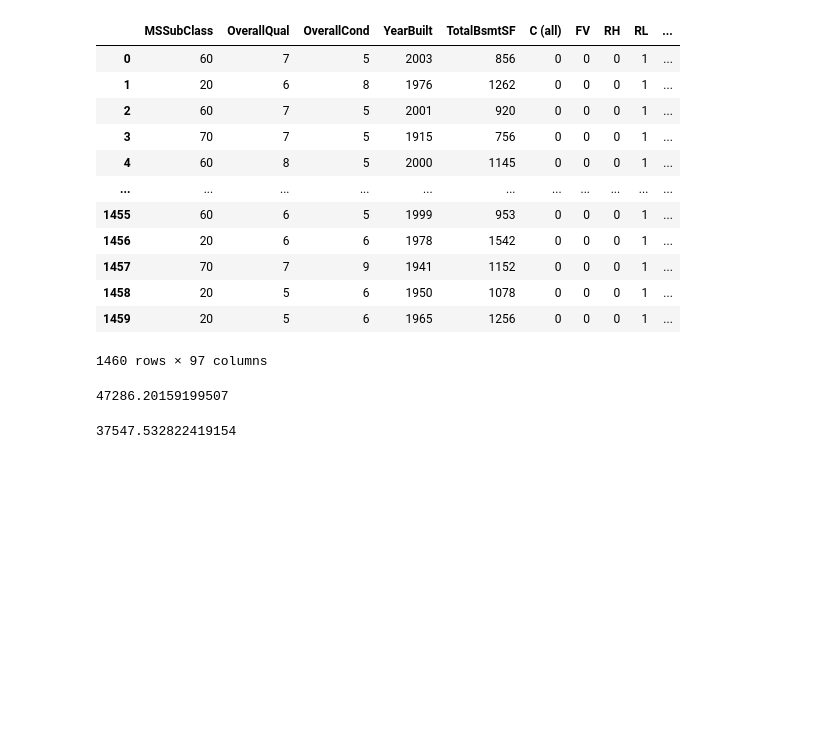
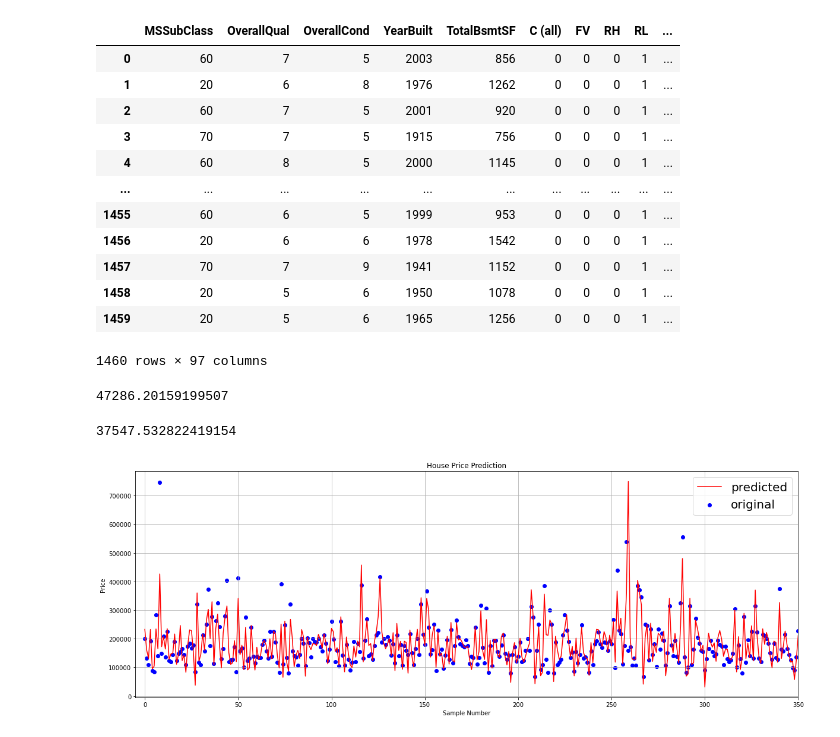
Before and after one commit to markkalaiji/HousePrices, a Jupyter notebook: Mark/CS4661 Project - Lasso Regression.ipynb, the cells around one changed output. Cells and saved outputs as stored; diff of their text form; code cells hidden in the pictures; blank space fills up the shorter version.

Commit message:
made results easier to visualize

```diff
--- a/Mark/CS4661 Project - Lasso Regression.ipynb
+++ b/Mark/CS4661 Project - Lasso Regression.ipynb
@@ -106,3 +106,22 @@ rmse_list = np.sqrt(positive_mse_list)
 print(rmse_list.mean())
 # %% [output]
 37547.532822419154
+# %%
+# visualize results
+import matplotlib.pyplot as plt
+import matplotlib.ticker as ticker
+
+x_index = list(range(len(y_test)))
+
+plt.figure(figsize=(20,7))
+plt.scatter(x_index, y_test, color='blue', label='original')
+plt.plot(x_index,y_predict_lasso,color='red',label='predicted')
+plt.legend(prop={'size': 20})
+plt.title('House Price Prediction')
+plt.xlabel('Sample Number')
+plt.ylabel('Price')
+
+plt.xlim(-5, 350)
+plt.grid()
+# %% [output]
+[figure, added]
```
